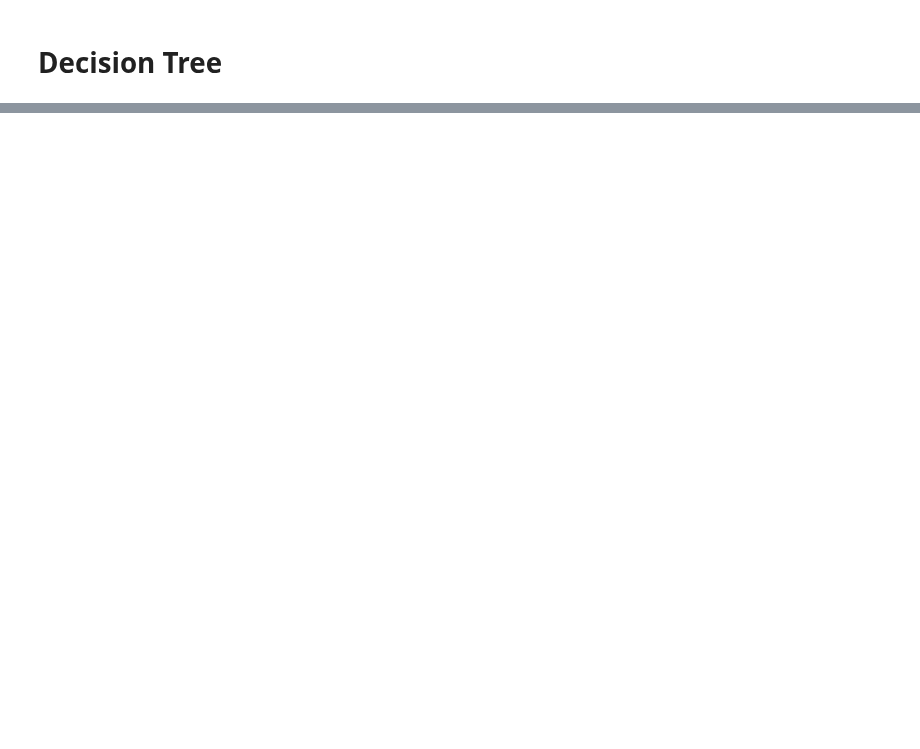
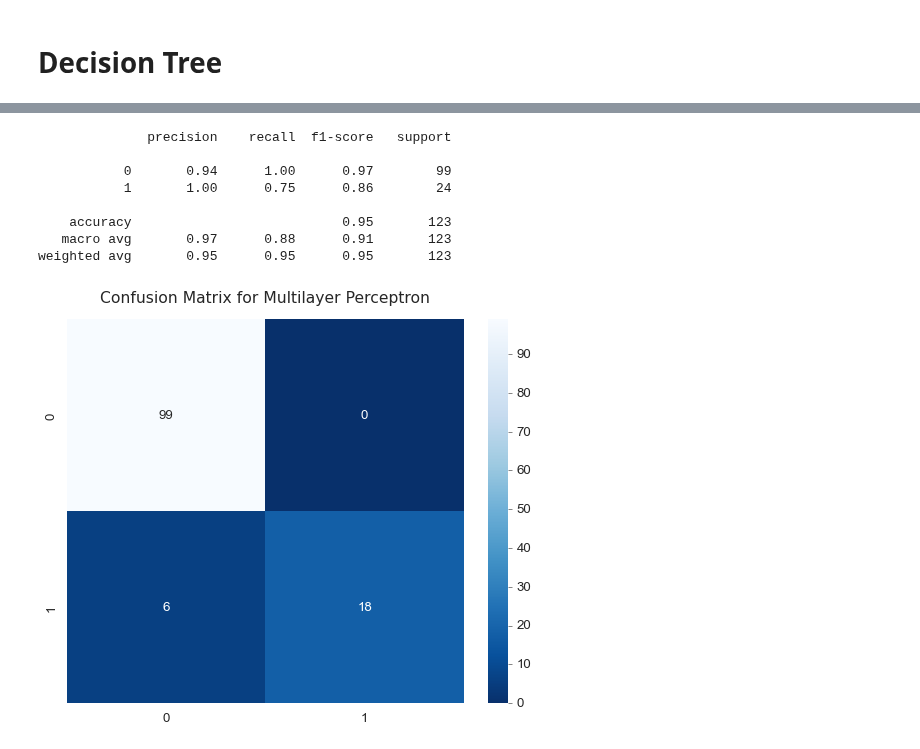
Before and after one commit to rifqicharisma/Belajar_Ai, a Jupyter notebook: Hepatitis C Prediction/main.ipynb, the cells around one changed output, grey strips where cells are left out. Drawn from its saved outputs; the diff is of its cells as text; code cells hidden in the pictures; blank space fills up the shorter version.

```diff
--- a/Hepatitis C Prediction/main.ipynb
+++ b/Hepatitis C Prediction/main.ipynb
@@ -454,0 +459,3 @@ weighted avg       0.91      0.91      0.91       123
+# %%
+from sklearn.neural_network import MLPClassifier
+mlp = MLPClassifier(hidden_layer_sizes=(256, 128, 64, 32), activation='relu',random_state=1, max_iter=500).fit(X_train, y_train)
@@ -454,0 +466,22 @@ weighted avg       0.91      0.91      0.91       123
+# %%
+# Confusion Matrix of MLP
+from sklearn.metrics import confusion_matrix, classification_report
+from sklearn import metrics
+sns.set_style("white")
+
+y_pred_mlp = mlp.predict(X_test)
+cf_matrix = confusion_matrix(y_test, y_pred_mlp)
+sns.heatmap(cf_matrix, annot=True, cmap="Blues_r")
+plt.title("Confusion Matrix for Multilayer Perceptron", fontsize=14, fontname="Helvetica", y=1.03)
+
+print(metrics.classification_report(y_test, y_pred_mlp))
+# %% [output]
+              precision    recall  f1-score   support
+
+           0       0.94      1.00      0.97        99
+           1       1.00      0.75      0.86        24
+
+    accuracy                           0.95       123
+   macro avg       0.97      0.88      0.91       123
+weighted avg       0.95      0.95      0.95       123
+[figure, added]
```
Also changed, not shown: parts of 16 cells of this notebook.
